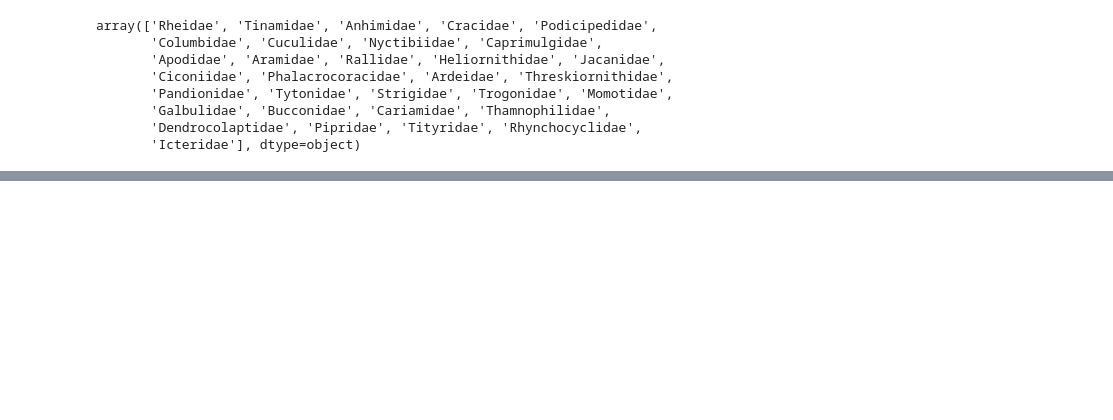
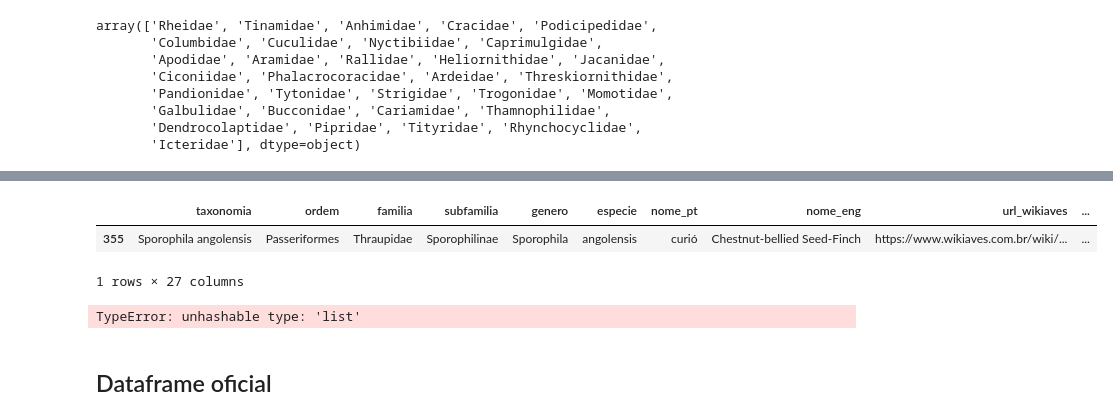
Before and after one commit to rafaelladuarte/avesrag-dataset-builder, a Jupyter notebook: scripts/etl_03_parameterization_info_llm.ipynb, the cells around one changed output, grey strips where cells are left out. Saved outputs shown, nothing was run; the diff lists cells and outputs as text; code cells hidden in the pictures; blank space fills up the shorter version.

```diff
--- a/etl_03_parameterization_info_llm.ipynb
+++ b/scripts/etl_03_parameterization_info_llm.ipynb
@@ -300,0 +439,6 @@ array(['Rheidae', 'Tinamidae', 'Anhimidae', 'Cracidae', 'Podicipedidae',
+# %%
+new_df2.loc[new_df2["caracteristica_trofica"]=='granívoro insectivor']
+# %% [output]
+|  | taxonomia | ordem | familia | subfamilia | genero | especie | nome_pt | nome_eng | url_wikiaves | ... |
+| 355 | Sporophila angolensis | Passeriformes | Thraupidae | Sporophilinae | Sporophila | angolensis | curió | Chestnut-bellied Seed-Finch | https://www.wikiaves.com.br/wiki/... | ... |
+1 rows × 27 columns
@@ -300,0 +448,4 @@ array(['Rheidae', 'Tinamidae', 'Anhimidae', 'Cracidae', 'Podicipedidae',
+# %%
+new_df2["atividade"].unique()
+# %% [output]
+TypeError: unhashable type: 'list'
@@ -300,0 +478,2 @@ array(['Rheidae', 'Tinamidae', 'Anhimidae', 'Cracidae', 'Podicipedidae',
+# %% [markdown]
+## Dataframe oficial
```
Also changed, not shown: parts of 31 cells of this notebook, 26 other files.
